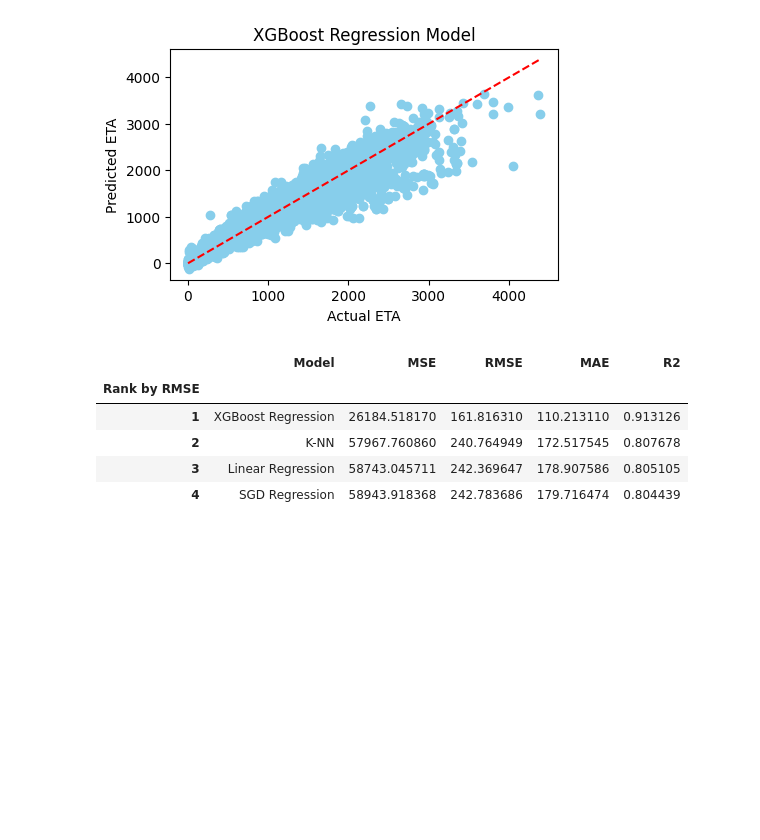
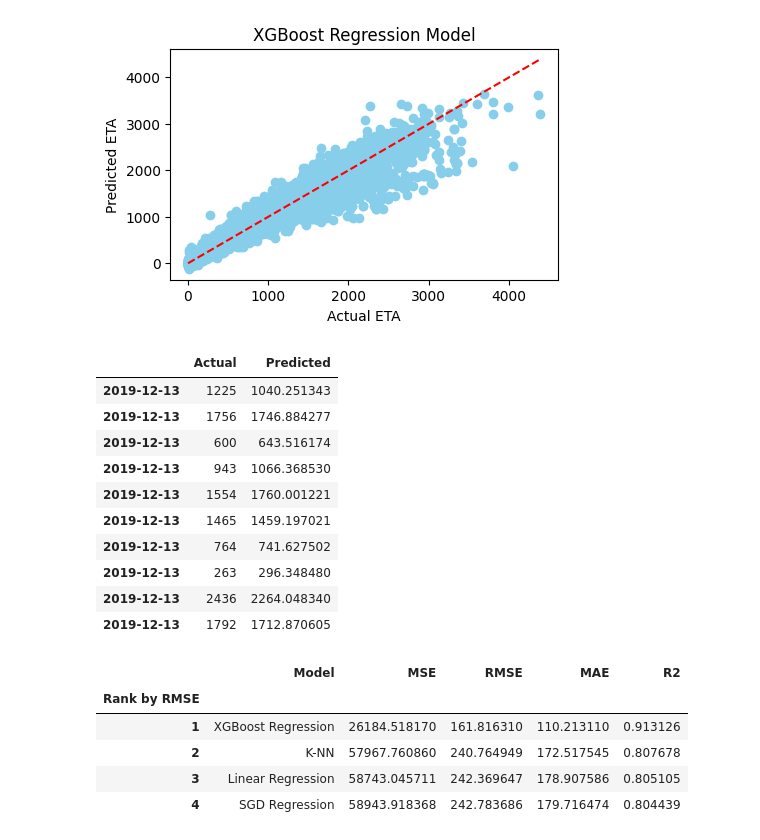
Before and after one commit to murithidenisgitobu/Yassir-Expected-Time-of-Arrival-ETA-Prediction, a Jupyter notebook: Notebook/yassir_notebook.ipynb, the cells around one changed output. Cells and saved outputs as stored; diff of their text form; code cells hidden in the pictures; blank space fills up the shorter version.

```diff
--- a/Notebook/yassir_notebook.ipynb
+++ b/Notebook/yassir_notebook.ipynb
@@ -904,6 +955,23 @@ Root Mean Squared Error (RMSE): 161.81630996284392
 R-squared Score (R2): 0.9131263494491577
 Mean Absolute Error (MAE): 110.2131095431978
 [figure]
+# %%
+# Comaprison between actual and predicted
+data = {'Actual': y_test, 'Predicted': xgb_y_pred}
+df_predictions = pd.DataFrame(data)
+df_predictions.head(10)
+# %% [output]
+|  | Actual | Predicted |
+| 2019-12-13 | 1225 | 1040.251343 |
+| 2019-12-13 | 1756 | 1746.884277 |
+| 2019-12-13 | 600 | 643.516174 |
+| 2019-12-13 | 943 | 1066.368530 |
+| 2019-12-13 | 1554 | 1760.001221 |
+| 2019-12-13 | 1465 | 1459.197021 |
+| 2019-12-13 | 764 | 741.627502 |
+| 2019-12-13 | 263 | 296.348480 |
+| 2019-12-13 | 2436 | 2264.048340 |
+| 2019-12-13 | 1792 | 1712.870605 |
 # %%
 # Create a Data Frame to compare the metrics
 
```
Also changed, not shown: parts of 4 cells of this notebook.
